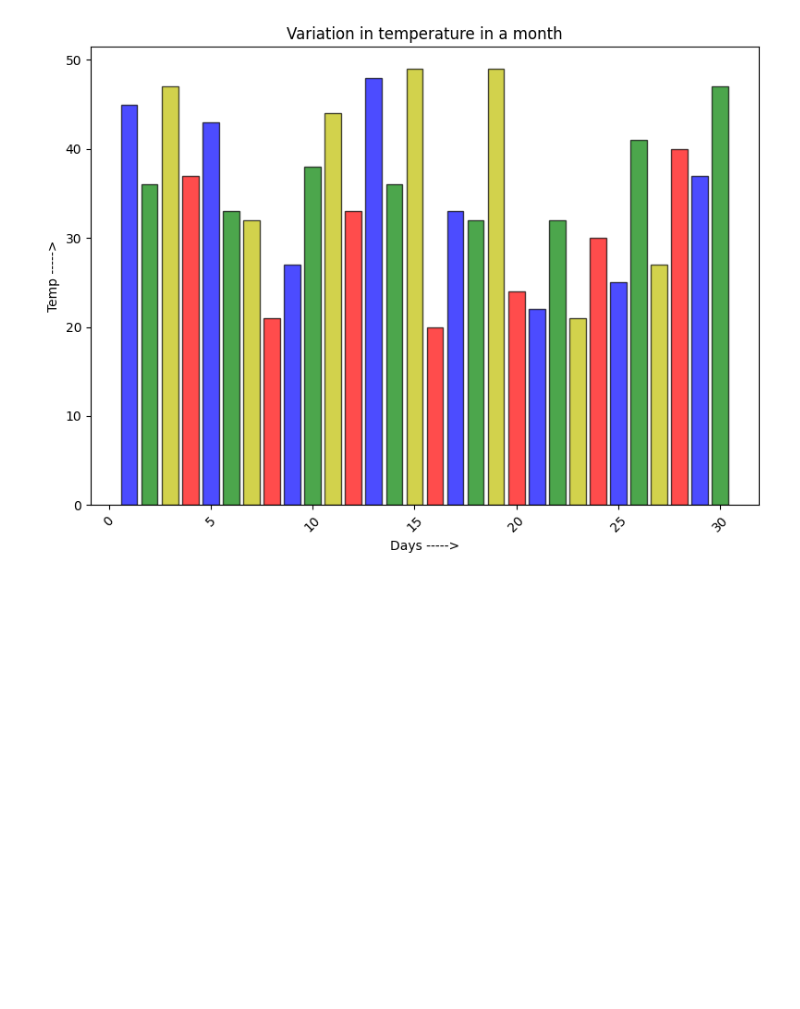
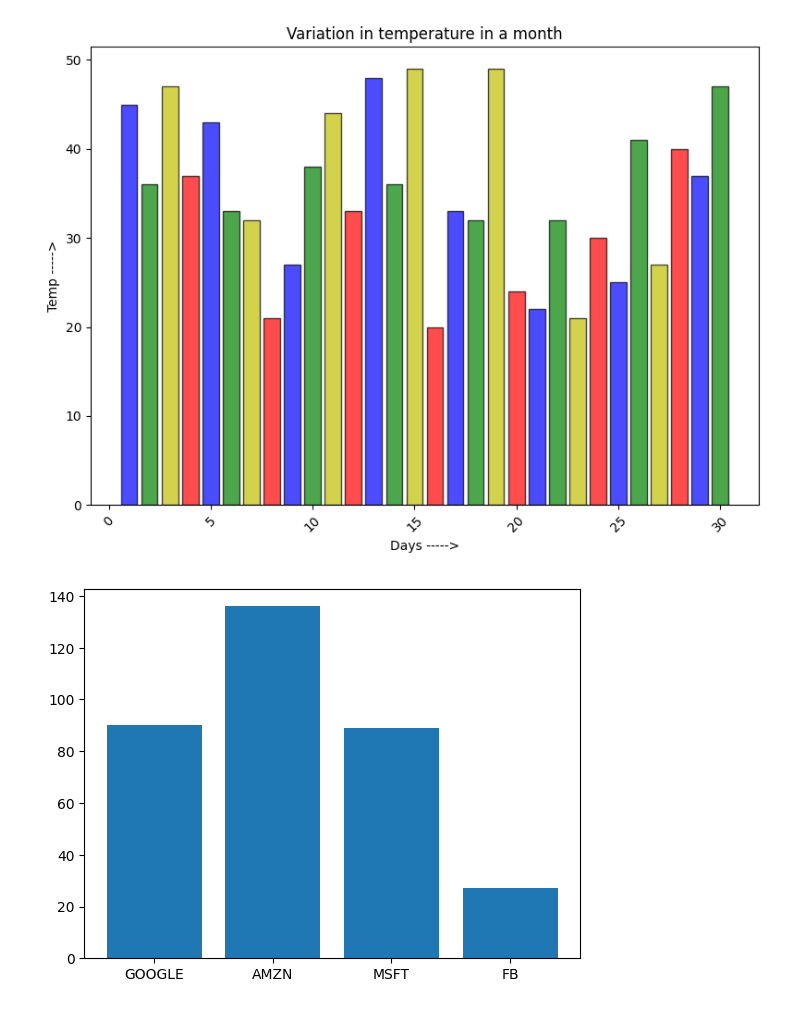
Before and after one commit to Kashish076/Anudip, a Jupyter notebook: Matplotlib/matplotlib.ipynb, the cells around one changed output. Cells and saved outputs as stored; diff of their text form; code cells hidden in the pictures; blank space fills up the shorter version.

```diff
--- a/Matplotlib/matplotlib.ipynb
+++ b/Matplotlib/matplotlib.ipynb
@@ -50,3 +51,14 @@ plt.tight_layout()
 plt.show()
 # %% [output]
 [figure]
+# %%
+import matplotlib.pyplot as plt
+
+company = ['GOOGLE','AMZN','MSFT','FB']
+revenue = [90,136,89,27]
+plt.bar(company,revenue)
+plt.xticks(rotation = 0)
+
+plt.show()
+# %% [output]
+[figure, added]
```
Also changed, not shown: parts of 1 cell of this notebook, 12 other files.
